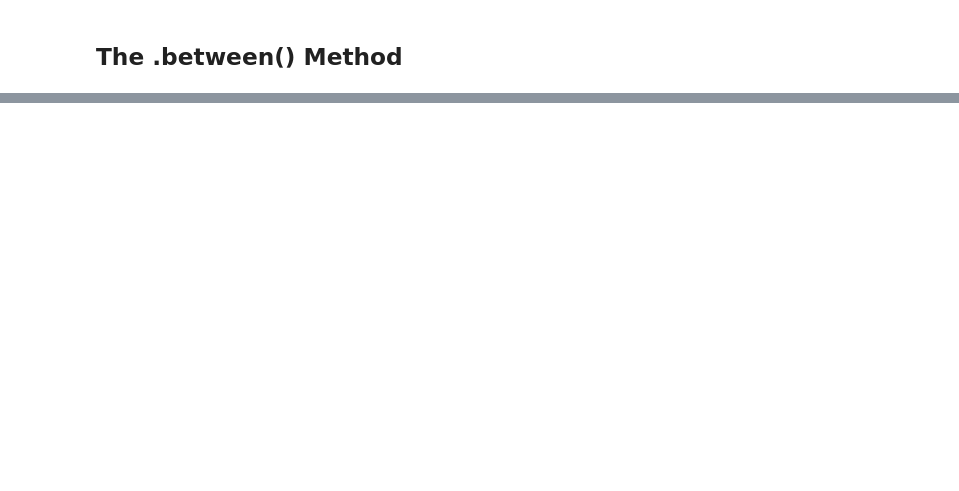
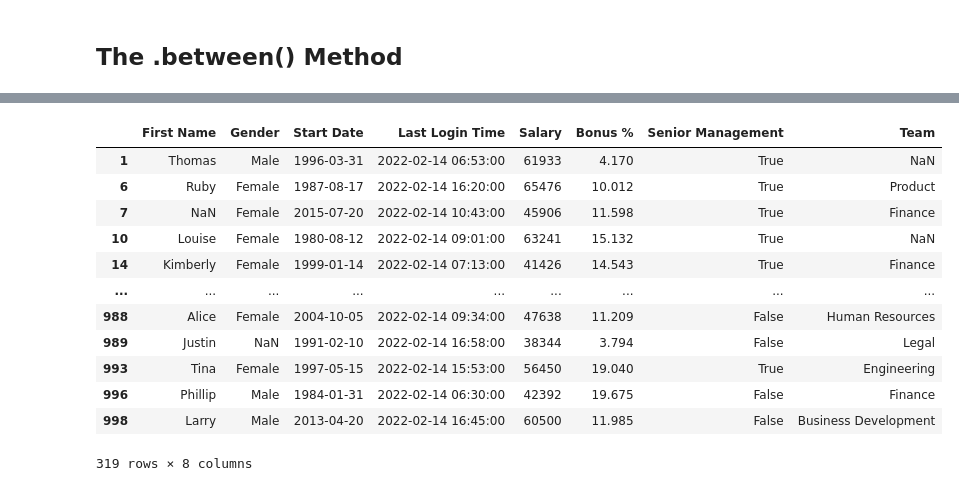
Before and after one commit to fabiodemo/course_data_analysis_with_pandas, a Jupyter notebook: pandas/DataFrames II.ipynb, the cells around one changed output, grey strips where cells are left out. Drawn from its saved outputs; the diff is of its cells as text; code cells hidden in the pictures; blank space fills up the shorter version.

```diff
--- a/pandas/DataFrames II.ipynb
+++ b/pandas/DataFrames II.ipynb
@@ -465,0 +130,17 @@ df.head(3)
+# %%
+mask = df.Salary.between(6000, 70000)
+df[mask]
+# %% [output]
+|  | First Name | Gender | Start Date | Last Login Time | Salary | Bonus % | Senior Management | Team |
+| 1 | Thomas | Male | 1996-03-31 | 2022-02-14 06:53:00 | 61933 | 4.170 | True | NaN |
+| 6 | Ruby | Female | 1987-08-17 | 2022-02-14 16:20:00 | 65476 | 10.012 | True | Product |
+| 7 | NaN | Female | 2015-07-20 | 2022-02-14 10:43:00 | 45906 | 11.598 | True | Finance |
+| 10 | Louise | Female | 1980-08-12 | 2022-02-14 09:01:00 | 63241 | 15.132 | True | NaN |
+| 14 | Kimberly | Female | 1999-01-14 | 2022-02-14 07:13:00 | 41426 | 14.543 | True | Finance |
+| ... | ... | ... | ... | ... | ... | ... | ... | ... |
+| 988 | Alice | Female | 2004-10-05 | 2022-02-14 09:34:00 | 47638 | 11.209 | False | Human Resources |
+| 989 | Justin | NaN | 1991-02-10 | 2022-02-14 16:58:00 | 38344 | 3.794 | False | Legal |
+| 993 | Tina | Female | 1997-05-15 | 2022-02-14 15:53:00 | 56450 | 19.040 | True | Engineering |
+| 996 | Phillip | Male | 1984-01-31 | 2022-02-14 06:30:00 | 42392 | 19.675 | False | Finance |
+| 998 | Larry | Male | 2013-04-20 | 2022-02-14 16:45:00 | 60500 | 11.985 | False | Business Development |
+319 rows × 8 columns
```
Also changed, not shown: parts of 57 cells of this notebook.
